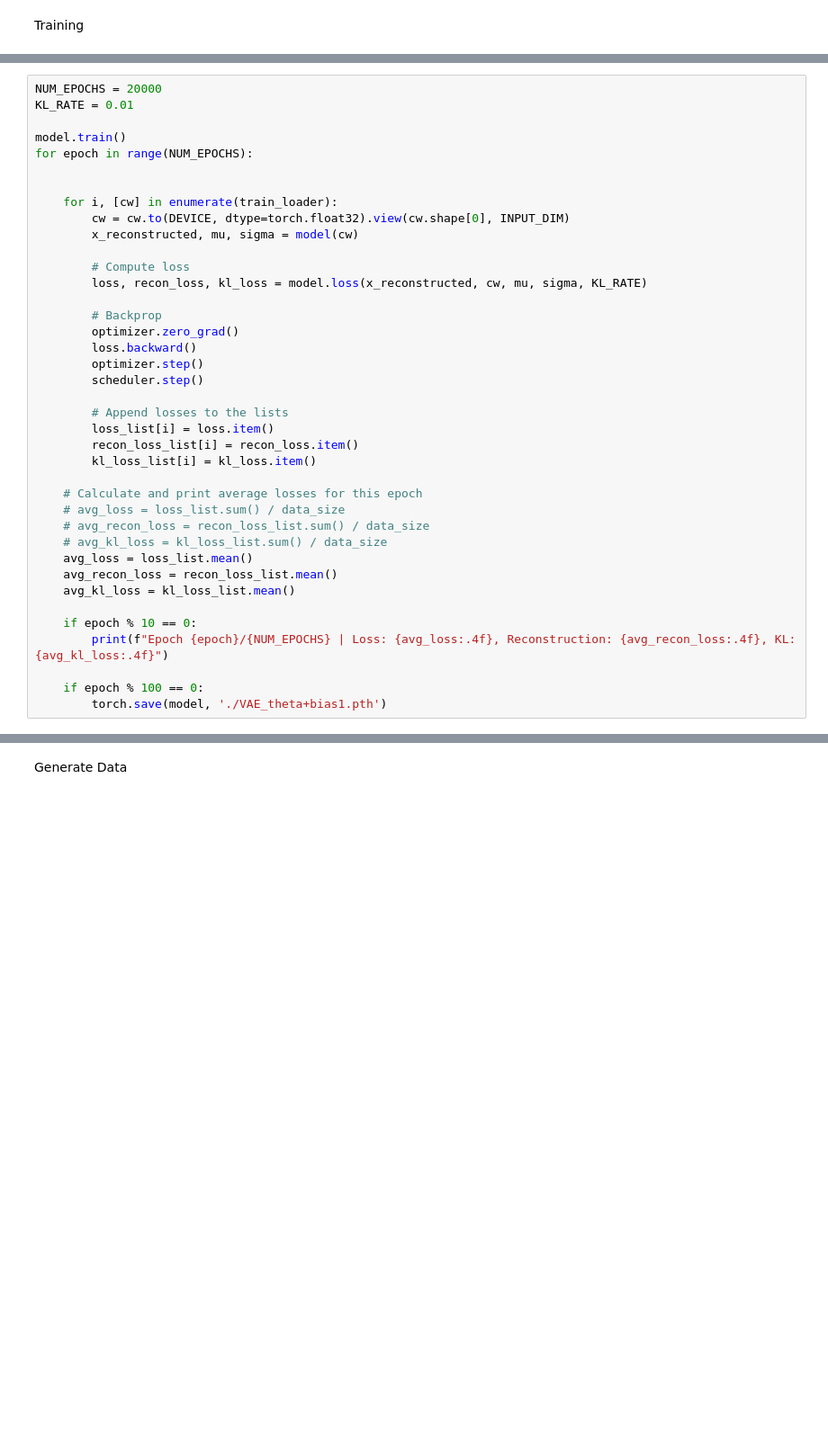
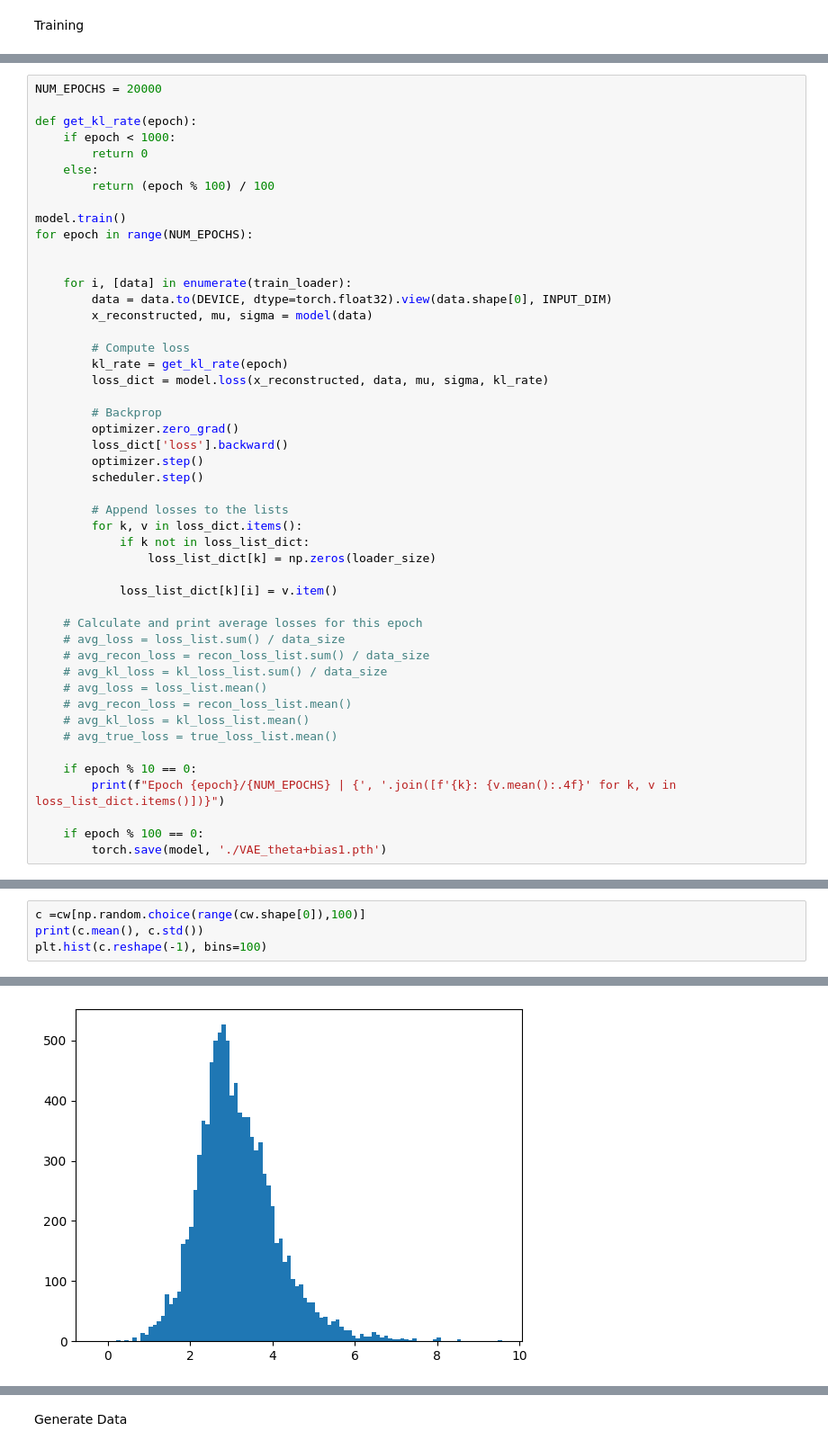
Before and after one commit to hootingli/VAE-for-2D-Shapes, a Jupyter notebook: VAE/VAE.ipynb, the cells around one changed output, grey strips where cells are left out. Shown at 90% size. Cells and saved outputs as stored; diff of their text form; blank space fills up the shorter version.

Commit message:
LayerNorm & 1/(e^x) as final activation & circle kl rate

```diff
--- a/VAE/VAE.ipynb
+++ b/VAE/VAE.ipynb
@@ -54,39 +56,48 @@ kl_loss_list = np.zeros(loader_size)         # To store KL divergence losses
 # %%
 NUM_EPOCHS = 20000
-KL_RATE = 0.01
+
+def get_kl_rate(epoch):
+    if epoch < 1000:
+        return 0
+    else:
+        return (epoch % 100) / 100
 
 model.train()
 for epoch in range(NUM_EPOCHS):
 
 
-    for i, [cw] in enumerate(train_loader):
-        cw = cw.to(DEVICE, dtype=torch.float32).view(cw.shape[0], INPUT_DIM)
-        x_reconstructed, mu, sigma = model(cw)
+    for i, [data] in enumerate(train_loader):
+        data = data.to(DEVICE, dtype=torch.float32).view(data.shape[0], INPUT_DIM)
+        x_reconstructed, mu, sigma = model(data)
 
         # Compute loss
-        loss, recon_loss, kl_loss = model.loss(x_reconstructed, cw, mu, sigma, KL_RATE)
+        kl_rate = get_kl_rate(epoch)
+        loss_dict = model.loss(x_reconstructed, data, mu, sigma, kl_rate)
 
         # Backprop
         optimizer.zero_grad()
-        loss.backward()
+        loss_dict['loss'].backward()
         optimizer.step()
         scheduler.step()
 
         # Append losses to the lists
-        loss_list[i] = loss.item()
-        recon_loss_list[i] = recon_loss.item()
-        kl_loss_list[i] = kl_loss.item()
+        for k, v in loss_dict.items():
+            if k not in loss_list_dict:
+                loss_list_dict[k] = np.zeros(loader_size)
+
+            loss_list_dict[k][i] = v.item()
 
     # Calculate and print average losses for this epoch
     # avg_loss = loss_list.sum() / data_size
     # avg_recon_loss = recon_loss_list.sum() / data_size
     # avg_kl_loss = kl_loss_list.sum() / data_size
-    avg_loss = loss_list.mean()
-    avg_recon_loss = recon_loss_list.mean()
-    avg_kl_loss = kl_loss_list.mean()
+    # avg_loss = loss_list.mean()
+    # avg_recon_loss = recon_loss_list.mean()
+    # avg_kl_loss = kl_loss_list.mean()
+    # avg_true_loss = true_loss_list.mean()
 
     if epoch % 10 == 0:
-        print(f"Epoch {epoch}/{NUM_EPOCHS} | Loss: {avg_loss:.4f}, Reconstruction: {avg_recon_loss:.4f}, KL: {avg_kl_loss:.4f}")
+        print(f"Epoch {epoch}/{NUM_EPOCHS} | {', '.join([f'{k}: {v.mean():.4f}' for k, v in loss_list_dict.items()])}")
 
     if epoch % 100 == 0:
         torch.save(model, './VAE_theta+bias1.pth')
@@ -110,0 +122,5 @@ Epoch 19990/20000 | Loss: 0.0815, Reconstruction: 0.0550, KL: 2.6531
+# %%
+c =cw[np.random.choice(range(cw.shape[0]),100)]
+print(c.mean(), c.std())
+plt.hist(c.reshape(-1), bins=100)
+# %% [output]
@@ -110,0 +145 @@ Epoch 19990/20000 | Loss: 0.0815, Reconstruction: 0.0550, KL: 2.6531
+[figure, added]
```
Also changed, not shown: parts of 8 cells of this notebook, 2 other files.
